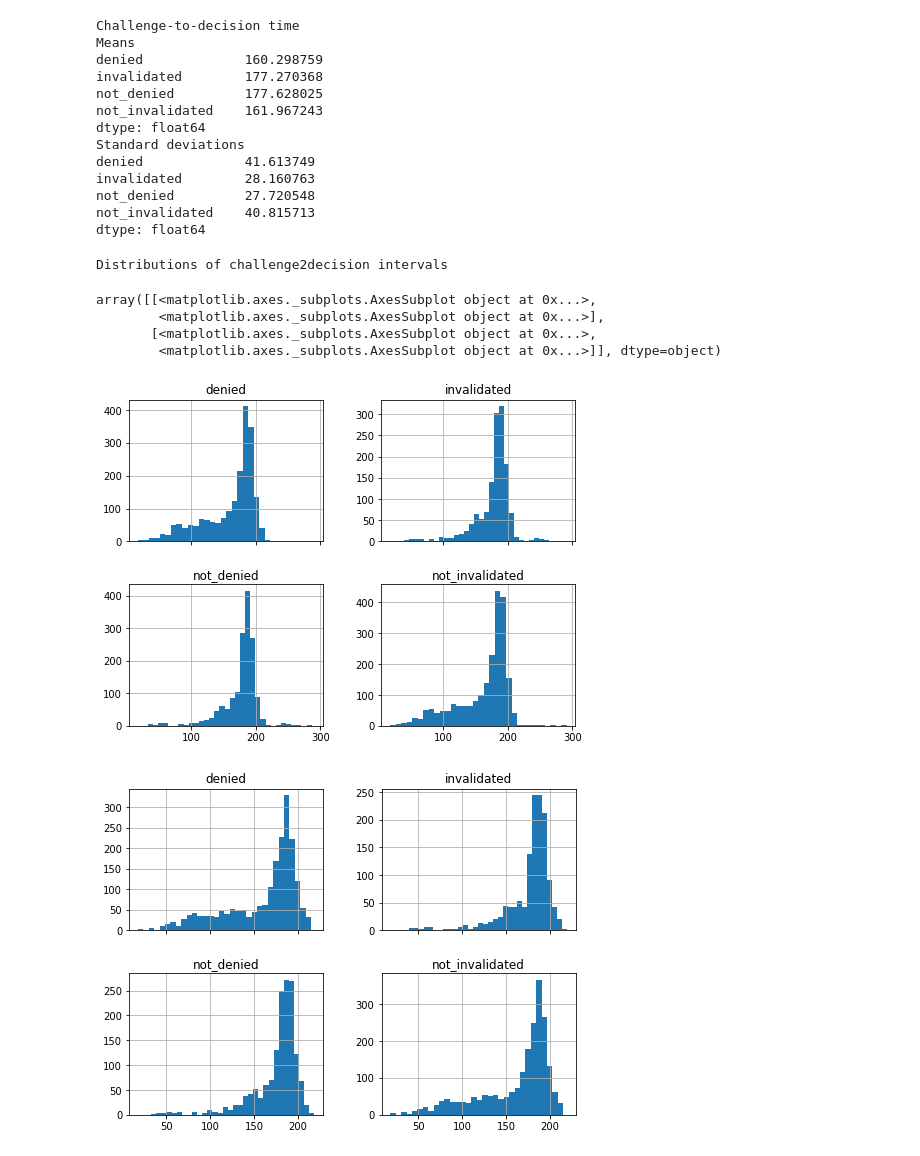
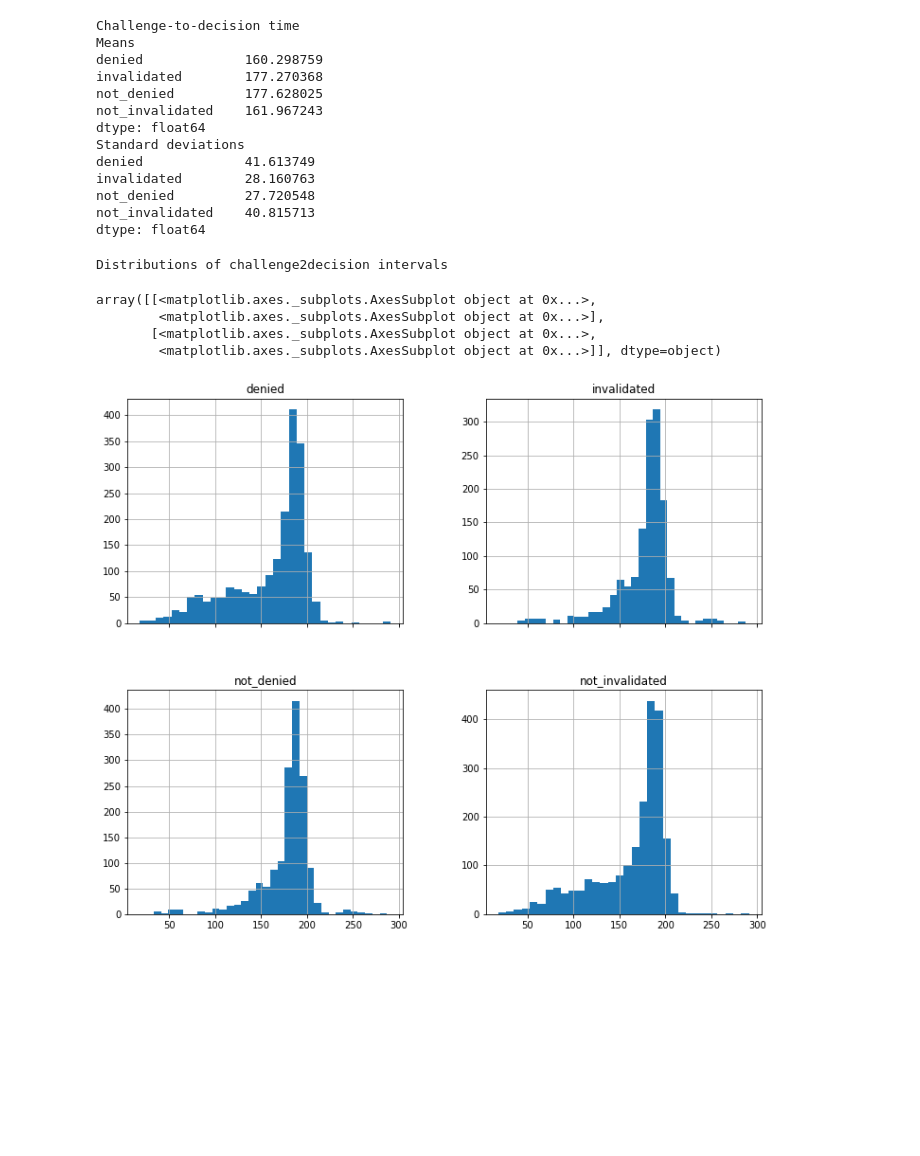
Before and after one commit to davidjwiner/cal-patent-lab, a Jupyter notebook: lib/notebooks/Date-based Descriptive Stats.ipynb, the cells around one changed output. Saved outputs shown, nothing was run; the diff lists cells and outputs as text; code cells hidden in the pictures; blank space fills up the shorter version.

```diff
--- a/lib/notebooks/Date-based Descriptive Stats.ipynb
+++ b/lib/notebooks/Date-based Descriptive Stats.ipynb
@@ -121,14 +121,12 @@ not_invalidated    40.815713
 dtype: float64
 # %%
 print("Distributions of challenge2decision intervals")
-challenge2decision_df.hist(sharex=True, bins=32, figsize=(8,6))
-challenge2decision_df[challenge2decision_df < 220].hist(sharex=True, bins=32, figsize=(8,6))
+challenge2decision_df.hist(sharex=True, bins=32, figsize=(12,10))
 # %% [output]
 Distributions of challenge2decision intervals
 array([[<matplotlib.axes._subplots.AxesSubplot object at 0x...>,
         <matplotlib.axes._subplots.AxesSubplot object at 0x...>],
        [<matplotlib.axes._subplots.AxesSubplot object at 0x...>,
         <matplotlib.axes._subplots.AxesSubplot object at 0x...>]], dtype=object)
-[figure, old version]
+[figure, new version]
-[figure, removed]
 # %%
```
Also changed, not shown: parts of 14 cells of this notebook.
